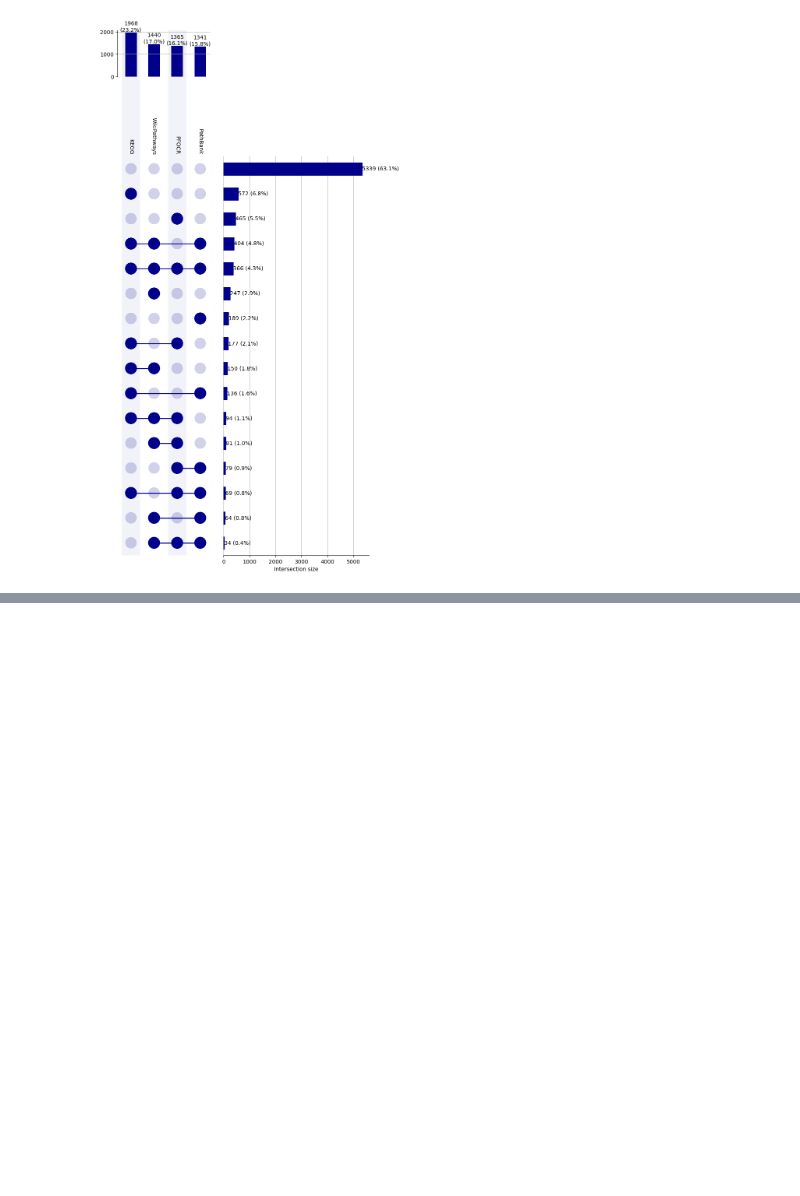
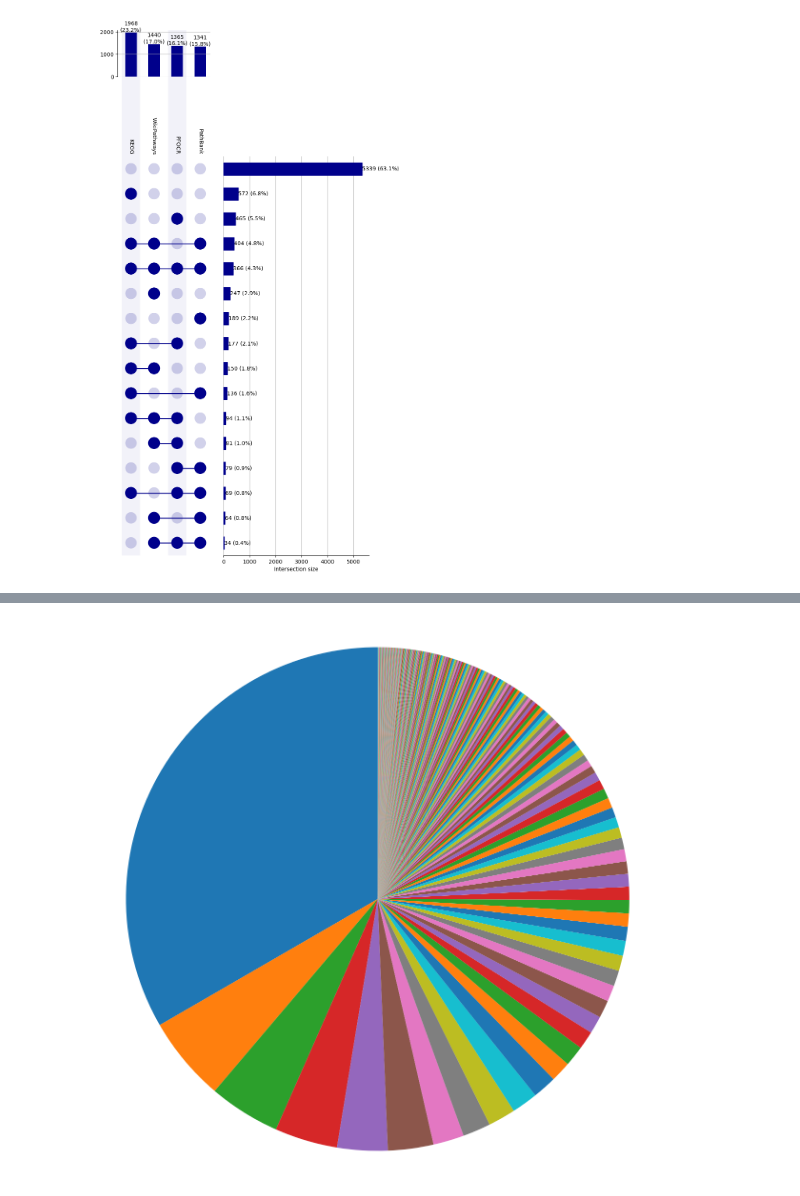
Before and after one commit to kozo2/mb-2023_poster, a Jupyter notebook: count_inchikeys_in_pathwaydbs.ipynb, the cells around one changed output, grey strips where cells are left out. Saved outputs shown, nothing was run; the diff lists cells and outputs as text; code cells hidden in the pictures; blank space fills up the shorter version.

```diff
--- a/count_inchikeys_in_pathwaydbs.ipynb
+++ b/count_inchikeys_in_pathwaydbs.ipynb
@@ -819,0 +961,3 @@ plot(from_indicators(indicators=pd.isna, data=overlap_df), show_counts=True, ori
+# %%
+# get first 14 characters of inchi_key column
+refmet_inchikey_prefix = [get_inchikey_prefix(x) for x in refmet_df["inchi_key"]]
@@ -819,0 +988,2 @@ plot(from_indicators(indicators=pd.isna, data=overlap_df), show_counts=True, ori
+# %%
+refmet_df['inchi_key_prefix'] = refmet_inchikey_prefix
@@ -819,0 +1008,2 @@ plot(from_indicators(indicators=pd.isna, data=overlap_df), show_counts=True, ori
+# %%
+only_in_mw_refmet_df = refmet_df[refmet_df['inchi_key_prefix'].isin(only_in_mw['MW'])]
@@ -819,0 +1026,24 @@ plot(from_indicators(indicators=pd.isna, data=overlap_df), show_counts=True, ori
+# %%
+value_counts = only_in_mw_refmet_df['main_class'].value_counts()
+percentages = 100 * value_counts / value_counts.sum()
+threshold_percentage = 3
+def custom_autopct(pct):
+    return ('%1.1f%%' % pct) if pct > threshold_percentage else ''
+labels = [f"{idx} - {val:.1f}%" if val > threshold_percentage else '' for idx, val in zip(value_counts.index, percentages)]
+# %%
+#plt.figure(figsize=(15, 15))
+fig, ax = plt.subplots(figsize=(15, 15))
+#plt.pie(value_counts, labels=labels, autopct='%1.1f%%', startangle=90)  # autopct でパーセンテージ表示
+#plt.pie(value_counts, labels=labels, autopct=custom_autopct, startangle=90, textprops={'fontsize': 30})
+#ax.pie(value_counts, labels=labels, autopct=custom_autopct, startangle=90, textprops={'fontsize': 30})
+ax.pie(value_counts, labels=None, startangle=90)
+#plt.title('Value Counts Pie Chart')
+
+fig.patch.set_facecolor('none')  # 図全体の背景を透明に設定
+fig.patch.set_alpha(0)  # 透明度を設定（0は完全に透明を意味する）
+ax.patch.set_facecolor('none')  # 軸の背景を透明に設定
+
+plt.axis('equal')  # アスペクト比を等しくして、円を丸く保つ
+plt.show()
+# %% [output]
+[figure, added]
```
Also changed, not shown: parts of 20 cells of this notebook.
